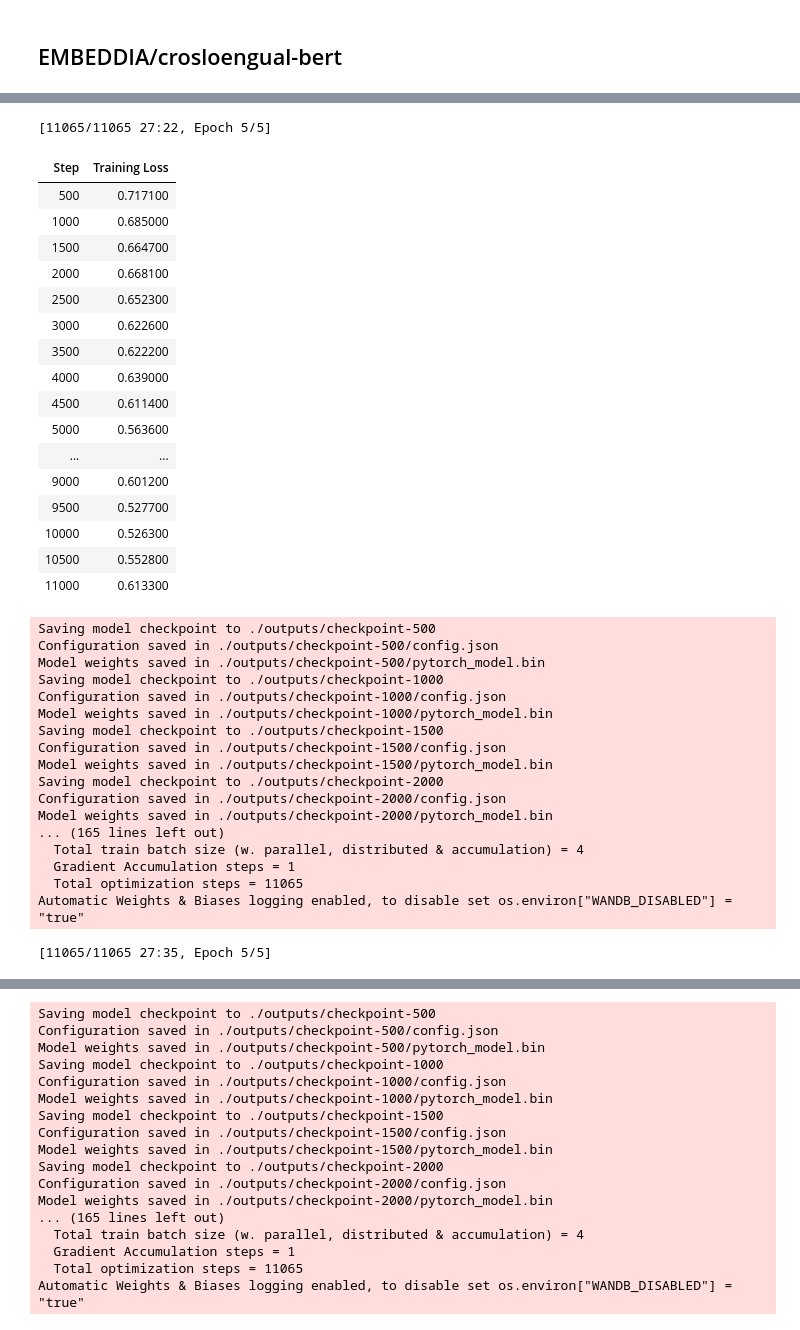
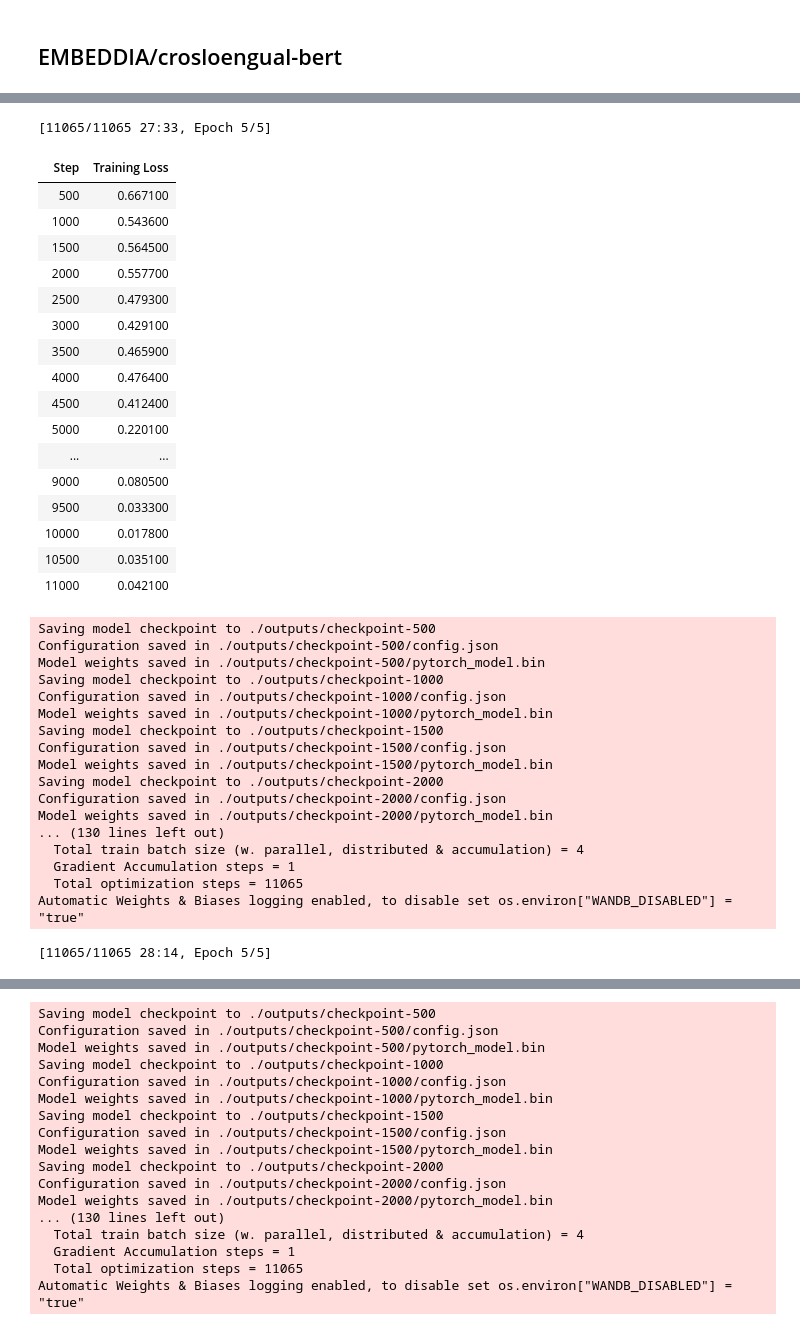
Before and after one commit to 5roop/task2, a Jupyter notebook: 4-HF trial.ipynb, the cells around one changed output, grey strips where cells are left out. Saved outputs shown, nothing was run; the diff lists cells and outputs as text; code cells hidden in the pictures.

Commit message:
Tried a few more models

```diff
--- a/4-HF trial.ipynb
+++ b/4-HF trial.ipynb
@@ -314,7 +314,7 @@ import pandas as pd
 import numpy as np
 import torch
 from torch.utils.data import Dataset
-from transformers import ElectraTokenizerFast, ElectraForSequenceClassification
+from transformers import ElectraTokenizerFast, ElectraForSequenceClassification, BertTokenizer, BertForSequenceClassification
 from transformers import Trainer, TrainingArguments
 import os
 
@@ -368,15 +368,15 @@ class MergedHateDataset(Dataset):
 
 initial_filename = "EMBEDDIA/crosloengual-bert"
 in_filename = initial_filename
-out_filename_after_additional_training = "finetuned_models/HR_hate___EMBEDDIA/crosloengual-bert_5"
+out_filename_after_additional_training = "finetuned_models/HR_hate___EMBEDDIA/crosloengual-bert_5_second_attempt"
 
 
-for i in range(5):
+for i in range(10):
     if i == 0:
         model_name = initial_filename
     else:
         model_name = in_filename
-    tokenizer = ElectraTokenizerFast.from_pretrained(model_name)
+    tokenizer = BertTokenizer.from_pretrained(model_name)
     train_encodings = tokenizer(train_texts, truncation=True, padding=True)
     test_encodings = tokenizer(test_texts, truncation=True, padding=True)
 
@@ -393,7 +393,7 @@ for i in range(5):
         overwrite_output_dir=True
     )
 
-    model = ElectraForSequenceClassification.from_pretrained(model_name)
+    model = BertForSequenceClassification.from_pretrained(model_name)
 
     trainer = Trainer(
         model = model,
@@ -425,25 +425,25 @@ Model config BertConfig {
   Total train batch size (w. parallel, distributed & accumulation) = 4
   Gradient Accumulation steps = 1
   Total optimization steps = 11065
 Automatic Weights & Biases logging enabled, to disable set os.environ["WANDB_DISABLED"] = "true"
-[11065/11065 27:22, Epoch 5/5]
+[11065/11065 27:33, Epoch 5/5]
 | Step | Training Loss |
-| 500 | 0.717100 |
-| 1000 | 0.685000 |
-| 1500 | 0.664700 |
-| 2000 | 0.668100 |
-| 2500 | 0.652300 |
-| 3000 | 0.622600 |
-| 3500 | 0.622200 |
-| 4000 | 0.639000 |
-| 4500 | 0.611400 |
-| 5000 | 0.563600 |
+| 500 | 0.667100 |
+| 1000 | 0.543600 |
+| 1500 | 0.564500 |
+| 2000 | 0.557700 |
+| 2500 | 0.479300 |
+| 3000 | 0.429100 |
+| 3500 | 0.465900 |
+| 4000 | 0.476400 |
+| 4500 | 0.412400 |
+| 5000 | 0.220100 |
 | ... | ... |
-| 9000 | 0.601200 |
-| 9500 | 0.527700 |
-| 10000 | 0.526300 |
-| 10500 | 0.552800 |
-| 11000 | 0.613300 |
+| 9000 | 0.080500 |
+| 9500 | 0.033300 |
+| 10000 | 0.017800 |
+| 10500 | 0.035100 |
+| 11000 | 0.042100 |
 Saving model checkpoint to ./outputs/checkpoint-500
 Configuration saved in ./outputs/checkpoint-500/config.json
 Model weights saved in ./outputs/checkpoint-500/pytorch_model.bin
@@ -456,10 +456,10 @@ Model weights saved in ./outputs/checkpoint-1500/pytorch_model.bin
 Saving model checkpoint to ./outputs/checkpoint-2000
 Configuration saved in ./outputs/checkpoint-2000/config.json
 Model weights saved in ./outputs/checkpoint-2000/pytorch_model.bin
-... (165 lines left out)
+... (130 lines left out)
   Total train batch size (w. parallel, distributed & accumulation) = 4
   Gradient Accumulation steps = 1
   Total optimization steps = 11065
 Automatic Weights & Biases logging enabled, to disable set os.environ["WANDB_DISABLED"] = "true"
-[11065/11065 27:35, Epoch 5/5]
+[11065/11065 28:14, Epoch 5/5]
 | Step | Training Loss |
@@ -491,7 +491,7 @@ Model weights saved in ./outputs/checkpoint-1500/pytorch_model.bin
 Saving model checkpoint to ./outputs/checkpoint-2000
 Configuration saved in ./outputs/checkpoint-2000/config.json
 Model weights saved in ./outputs/checkpoint-2000/pytorch_model.bin
-... (165 lines left out)
+... (130 lines left out)
   Total train batch size (w. parallel, distributed & accumulation) = 4
   Gradient Accumulation steps = 1
   Total optimization steps = 11065
```
Also changed, not shown: parts of 6 cells of this notebook.
